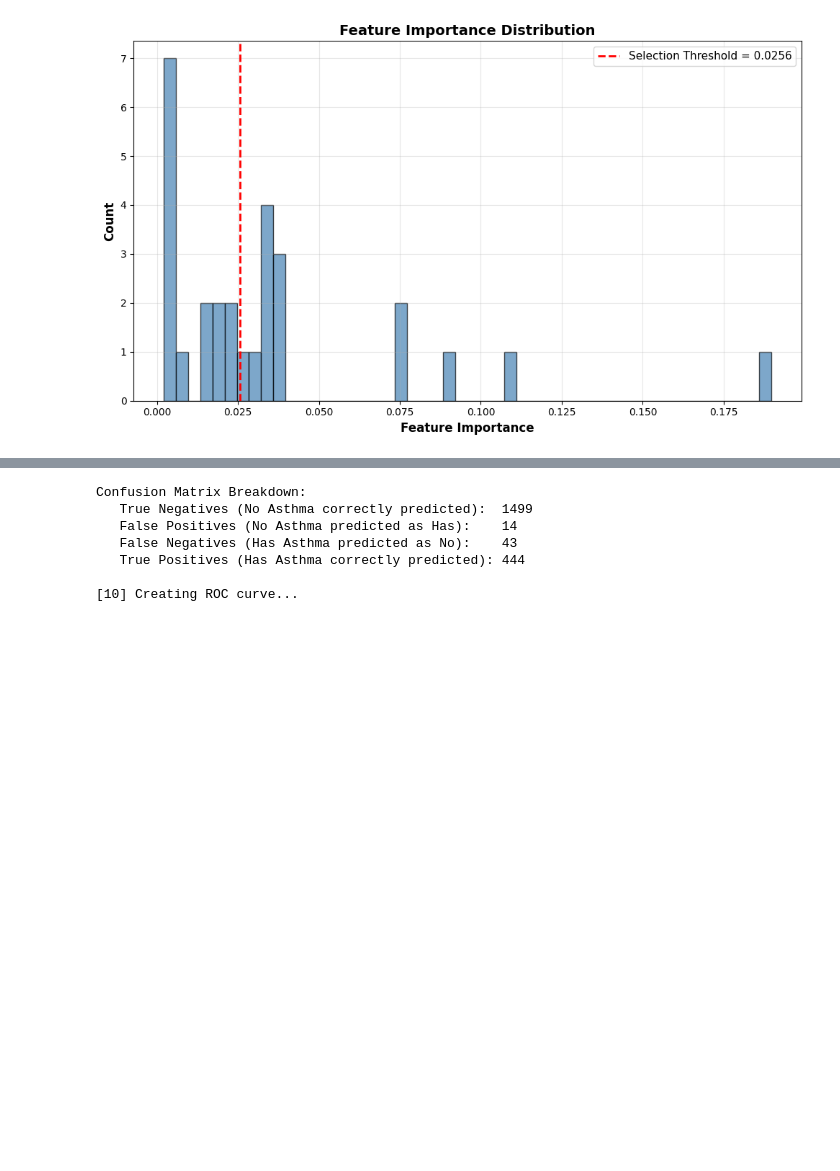
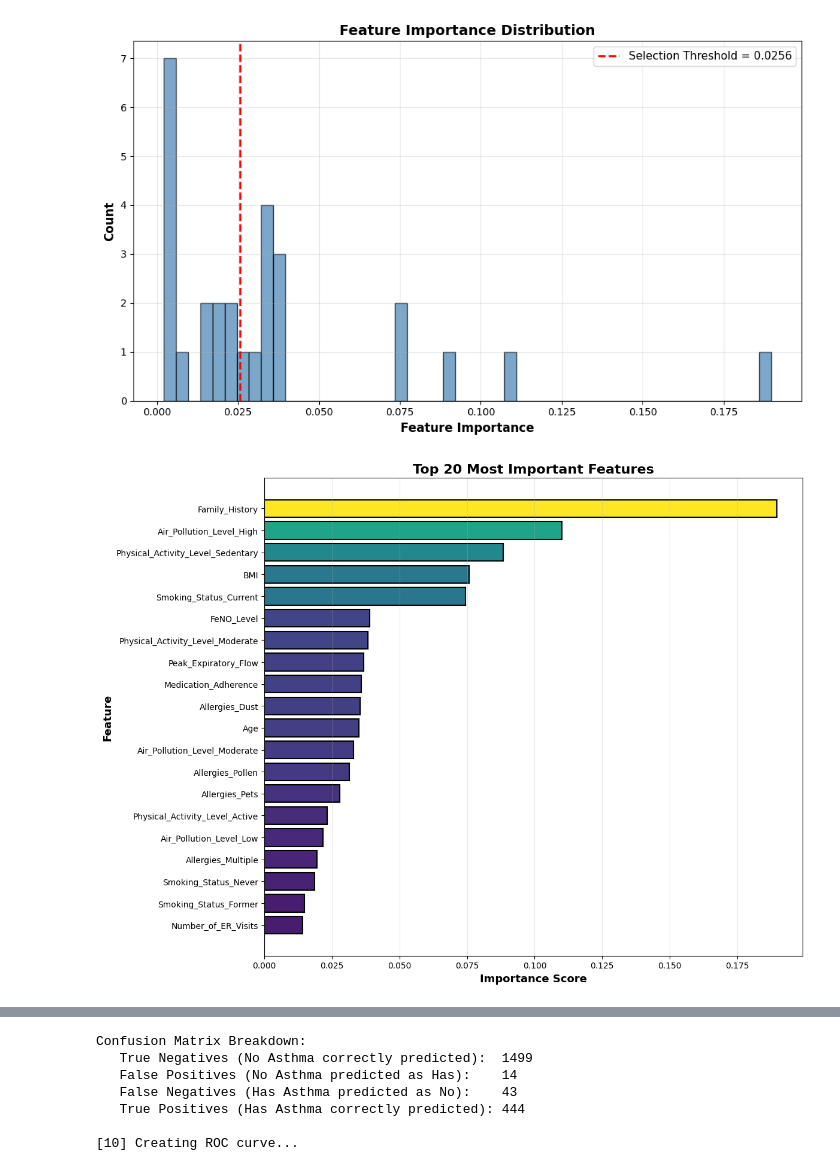
Before and after one commit to Kingavalon007/Machine-Learning-Models, a Jupyter notebook: Ashthma_Prediction_Model .ipynb, the cells around one changed output, grey strips where cells are left out. Saved outputs shown, nothing was run; the diff lists cells and outputs as text; code cells hidden in the pictures; blank space fills up the shorter version.

```diff
--- a/Ashthma_Prediction_Model .ipynb
+++ b/Ashthma_Prediction_Model .ipynb
@@ -49,6 +49,7 @@ print(f"Total columns: {len(df.columns)}")
 print(f"\nColumn names: {df.columns.tolist()}")
 print(f"\nMissing values:\n{df.isnull().sum()}")
 print(f"\nTarget distribution:\n{df['Has_Asthma'].value_counts()}")
+
 
 # Step 2: Prepare features and target
 print("\n[2] Preparing features and target...")
@@ -133,6 +134,28 @@ plt.grid(alpha=0.3)
 plt.tight_layout()
 plt.show()
 
+# Top 20 important features
+
+top_20 = feature_importance_df.head(20)
+
+plt.figure(figsize=(12, 9))
+plt.barh(range(len(top_20)), top_20['importance'],
+         color=plt.cm.viridis(top_20['importance']/top_20['importance'].max()),
+         edgecolor='black', linewidth=1.5)
+plt.yticks(range(len(top_20)), top_20['feature'], fontsize=10)
+plt.xlabel('Importance Score', fontsize=13, fontweight='bold')
+plt.ylabel('Feature', fontsize=13, fontweight='bold')
+plt.title('Top 20 Most Important Features', fontsize=16, fontweight='bold')
+plt.gca().invert_yaxis()
+plt.grid(axis='x', alpha=0.3)
+plt.tight_layout()
+plt.show()
+
+print("\nTop 10 Most Important Features:")
+for idx, row in top_20.head(10).iterrows():
+    print(f"   {row['feature']}: {row['importance']:.4f}")
+
+
 # Step 6: Hyperparameter tuning with RandomizedSearchCV
 print("\n[6] Hyperparameter tuning with RandomizedSearchCV...")
 print("="*70)
@@ -163,8 +186,7 @@ random_search = RandomizedSearchCV(
     scoring='accuracy',
     n_jobs=-1,
     verbose=0,
-    random_state=42,
-    return_train_score=True
+    random_state=42
 )
 
 print(f"\nStarting hyperparameter search...")
@@ -230,6 +252,7 @@ print("="*70)
 print(classification_report(y_test, y_pred, target_names=['No Asthma', 'Has Asthma'], zero_division=0))
 
 mcc = matthews_corrcoef(y_test, y_pred)
+
 print(f"Matthews Correlation Coefficient (MCC): {mcc:.4f}")
 
 # Step 9: Create and visualize confusion matrix
@@ -250,6 +273,7 @@ plt.title(f'Confusion Matrix\nAccuracy: {accuracy*100:.2f}%',
 plt.tight_layout()
 plt.show()
 
+
 tn, fp, fn, tp = conf_matrix.ravel()
 print(f"\nConfusion Matrix Breakdown:")
 print(f"   True Negatives (No Asthma correctly predicted):  {tn}")
@@ -267,7 +291,7 @@ plt.figure(figsize=(10, 7))
 plt.plot(fpr, tpr, color='darkorange', lw=3,
          label=f'ROC Curve (AUC = {roc_auc:.3f})')
 plt.fill_between(fpr, tpr, alpha=0.3, color='darkorange')
-plt.plot([0, 1], [0, 1], color='navy', lw=2, linestyle='--',
+plt.plot(thresholds, color='navy', lw=2, linestyle='--',
          label='Random Classifier (AUC = 0.5)')
 plt.xlim([0.0, 1.0])
 plt.ylim([0.0, 1.05])
@@ -297,91 +321,31 @@ precision, recall, _ = precision_recall_curve(y_test, y_pred_proba)
 
 plt.figure(figsize=(8, 6))
 plt.plot(recall, precision, color='blue', lw=3, label='PR Curve')
 plt.fill_between(recall, precision, alpha=0.3, color='blue')
 plt.xlabel('Recall', fontsize=12, fontweight='bold')
 plt.ylabel('Precision', fontsize=12, fontweight='bold')
 plt.title('Precision-Recall Curve', fontsize=14, fontweight='bold')
 plt.legend(loc="best", fontsize=11)
 plt.grid(alpha=0.3)
 plt.tight_layout()
 plt.show()
-
-# Step 12: Visualize PCA
-print("\n[12] Creating PCA visualization...")
-
-pca = PCA(n_components=2)
-X_test_pca = pca.fit_transform(X_test_selected)
-
-variance_ratios = pca.explained_variance_ratio_
-pc1_variance = variance_ratios[0] * 100
-pc2_variance = variance_ratios[1] * 100
-total_variance = pc1_variance + pc2_variance
-
-print("\n" + "="*70)
-print("PCA VARIANCE ANALYSIS")
-print("="*70)
-print(f"PC1 explains: {pc1_variance:.2f}% of variance")
-print(f"PC2 explains: {pc2_variance:.2f}% of variance")
-print(f"Total captured: {total_variance:.2f}% of variance")
-print(f"Lost in reduction: {100-total_variance:.2f}% of variance")
-
-pca_df = pd.DataFrame(data=X_test_pca, columns=['PC1', 'PC2'])
-pca_df['Has_Asthma'] = y_test.values
-
-plt.figure(figsize=(10, 7))
-sns.scatterplot(x='PC1', y='PC2', hue='Has_Asthma', data=pca_df,
-                alpha=0.7, s=100, edgecolor='black', linewidth=0.5)
-plt.xlabel("Principal Component 1", fontsize=12, fontweight='bold')
-plt.ylabel('Principal Component 2', fontsize=12, fontweight='bold')
-plt.title('PCA Visualization of Test Data', fontsize=14, fontweight='bold')
-plt.legend(title='Asthma Status', loc='best', fontsize=11)
-plt.grid(alpha=0.3)
-plt.tight_layout()
-plt.show()
-
-# Step 13: Visualize feature importance
-print("\n[13] Visualizing feature importance...")
-
-# Use selected_feature_names instead of features_encoded.columns
-feature_importance = pd.DataFrame({
-    'feature': selected_feature_names,  # ← FIXED: Use selected features only
-    'importance': model.feature_importances_
-}).sort_values('importance', ascending=False)
-
-top_20 = feature_importance.head(20)
-
-plt.figure(figsize=(12, 9))
-plt.barh(range(len(top_20)), top_20['importance'],
-         color=plt.cm.viridis(top_20['importance']/top_20['importance'].max()),
-         edgecolor='black', linewidth=1.5)
-plt.yticks(range(len(top_20)), top_20['feature'], fontsize=10)
-plt.xlabel('Importance Score', fontsize=13, fontweight='bold')
-plt.ylabel('Feature', fontsize=13, fontweight='bold')
-plt.title('Top 20 Most Important Features', fontsize=16, fontweight='bold')
-plt.gca().invert_yaxis()
-plt.grid(axis='x', alpha=0.3)
-plt.tight_layout()
-plt.show()
-
-print("\nTop 10 Most Important Features:")
-for idx, row in top_20.head(10).iterrows():
-    print(f"   {row['feature']}: {row['importance']:.4f}")
 # %% [output]
 ✓ Libraries imported successfully
 
 [1] Loading dataset...
 ✓ Dataset loaded successfully
    Shape: (10000, 17)
    Samples: 10000
 
 First 5 rows:
    Patient_ID  Age  Gender   BMI Smoking_Status  Family_History Allergies  \
 0  ASTH100000   52  Female  27.6         Former               1       NaN
 1  ASTH100001   15    Male  24.6         Former               0      Dust
 2  ASTH100002   72  Female  17.6          Never               0       NaN
 ... (98 lines left out)
    Physical_Activity_Level_Moderate: 0.0383
    Peak_Expiratory_Flow: 0.0368
    Medication_Adherence: 0.0358
    Allergies_Dust: 0.0355
 [figure]
+[figure, new version]
```
Also changed, not shown: parts of 1 cell of this notebook.
